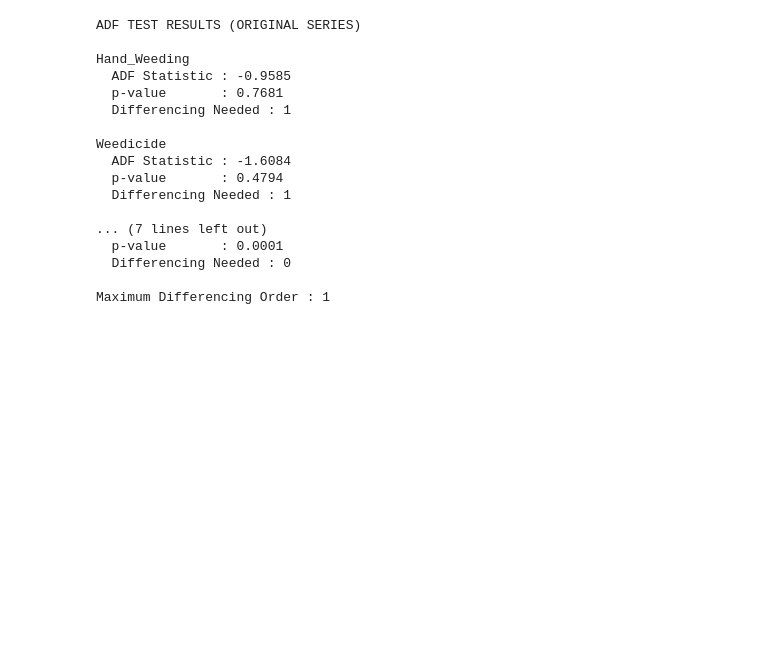
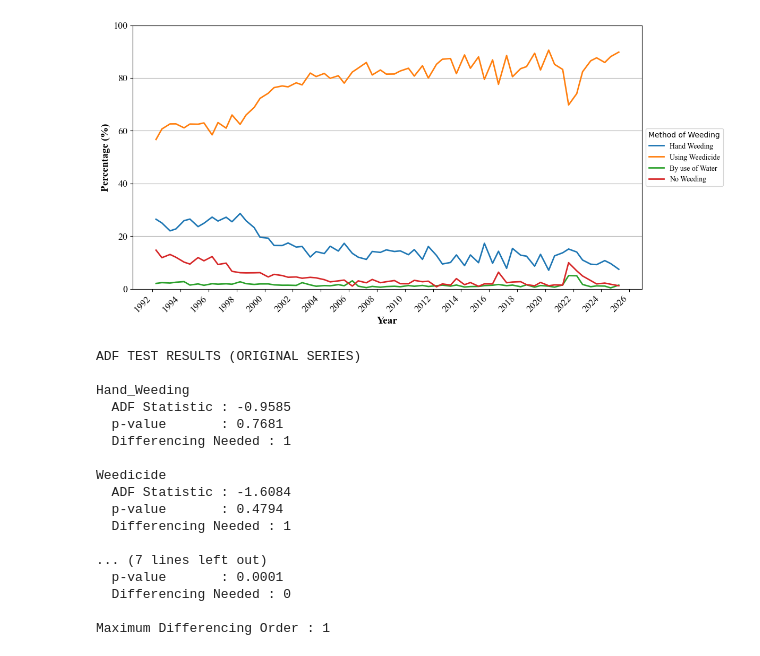
Before and after one commit to AchiniWathsala/Forecasting_Paddy_Production, a Jupyter notebook: practices/weeding.ipynb, the cells around one changed output. Saved outputs shown, nothing was run; the diff lists cells and outputs as text; code cells hidden in the pictures; blank space fills up the shorter version.

```diff
--- a/practices/weeding.ipynb
+++ b/practices/weeding.ipynb
@@ -73,3 +94,43 @@ None
+# %%
+# =========================================================
+# PLOT ORIGINAL DATA
+# =========================================================
+ax = df.plot(figsize=(12, 6), linewidth=2)
+
+ax.xaxis.set_major_locator(mdates.YearLocator(2))
+ax.xaxis.set_major_formatter(mdates.DateFormatter('%Y'))
+
+ax.set_ylim(0, 100)
+
+plt.xticks(rotation=45)
+
+plt.xlabel("Year",
+           fontsize=14,
+           fontweight='bold',
+           fontname='Times New Roman')
+
+plt.ylabel("Percentage (%)",
+           fontsize=14,
+           fontweight='bold',
+           fontname='Times New Roman')
+
+plt.legend(
+    ["Hand Weeding", "Using Weedicide", "By use of Water", "No Weeding"],
+    title="Method of Weeding",
+    loc="center left",
+    bbox_to_anchor=(1, 0.5),
+    prop={'family': 'Times New Roman'}
+)
+
+plt.grid(axis='y')
+plt.tight_layout()
+
+plt.xticks(fontsize=13, fontname='Times New Roman')
+plt.yticks(fontsize=13, fontname='Times New Roman')
+
+plt.show()
+# %% [output]
+[figure, added]
 # %%
 
 # =========================================================
```
Also changed, not shown: parts of 4 cells of this notebook, 7 other files.
